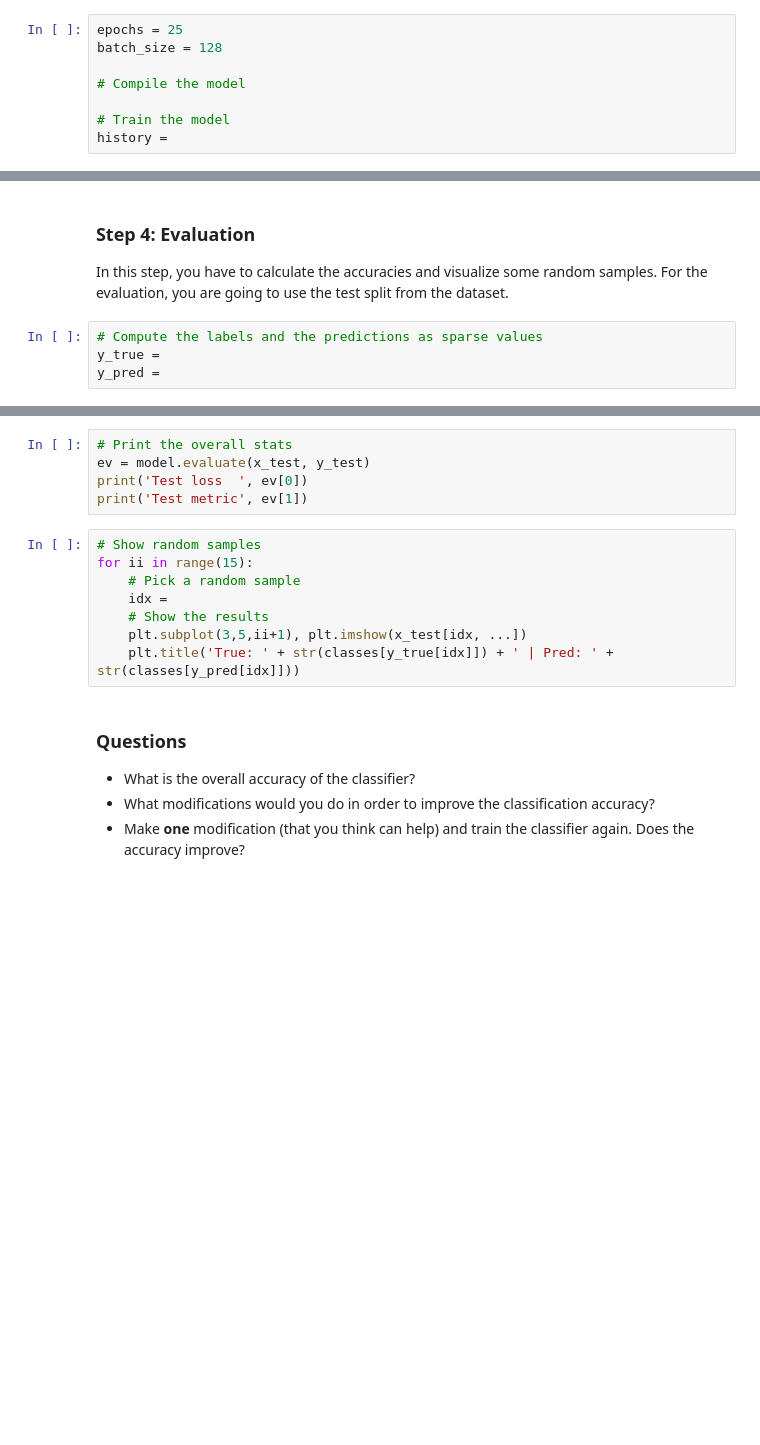
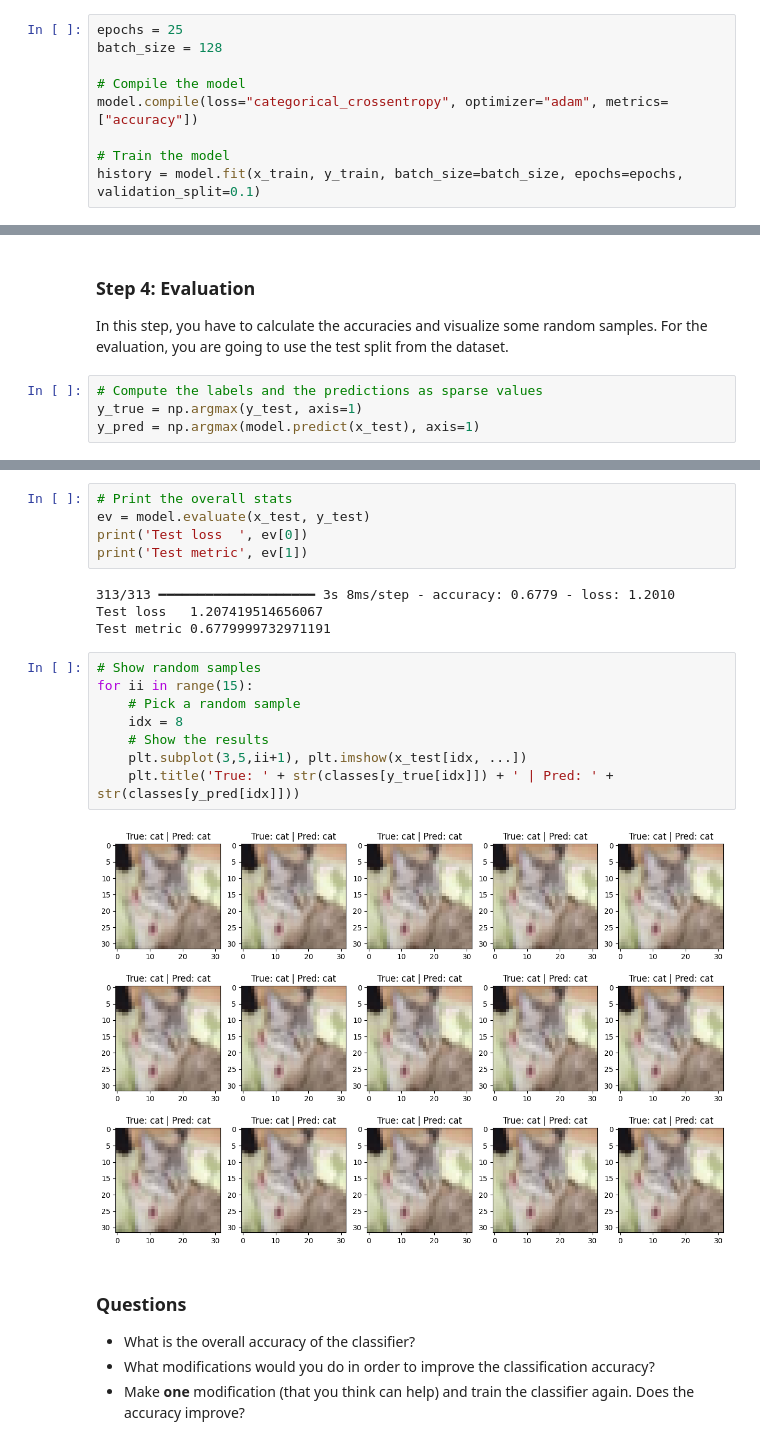
Before and after one commit to Terlok/Mathematical-methods-of-pattern-recognition-and-computer-vision, a Jupyter notebook: lab 8/hm_1.ipynb, the cells around one changed output, grey strips where cells are left out. Saved outputs shown, nothing was run; the diff lists cells and outputs as text; blank space fills up the shorter version.

```diff
--- a/lab 8/hm_1.ipynb
+++ b/lab 8/hm_1.ipynb
@@ -130,6 +150,7 @@ epochs = 25
 batch_size = 128
 
 # Compile the model
+model.compile(loss="categorical_crossentropy", optimizer="adam", metrics=["accuracy"])
 
 # Train the model
-history =
+history = model.fit(x_train, y_train, batch_size=batch_size, epochs=epochs, validation_split=0.1)
@@ -154,5 +197,5 @@ print('Validation Acc', h['val_accuracy'][-1])
 In this step, you have to calculate the accuracies and visualize some random samples. For the evaluation, you are going to use the test split from the dataset.
 # %%
 # Compute the labels and the predictions as sparse values
-y_true =
-y_pred =
+y_true = np.argmax(y_test, axis=1)
+y_pred = np.argmax(model.predict(x_test), axis=1)
@@ -167,14 +223,20 @@ for class_id, class_name in classes.items():
 ev = model.evaluate(x_test, y_test)
 print('Test loss  ', ev[0])
 print('Test metric', ev[1])
+# %% [output]
+313/313 ━━━━━━━━━━━━━━━━━━━━ 3s 8ms/step - accuracy: 0.6779 - loss: 1.2010
+Test loss   1.207419514656067
+Test metric 0.6779999732971191
 # %%
 # Show random samples
 for ii in range(15):
     # Pick a random sample
-    idx =
+    idx = 8
     # Show the results
     plt.subplot(3,5,ii+1), plt.imshow(x_test[idx, ...])
     plt.title('True: ' + str(classes[y_true[idx]]) + ' | Pred: ' + str(classes[y_pred[idx]]))
+# %% [output]
+[figure, added]
 # %% [markdown]
 ### Questions
 * What is the overall accuracy of the classifier?
```
Also changed, not shown: parts of 8 cells of this notebook.
